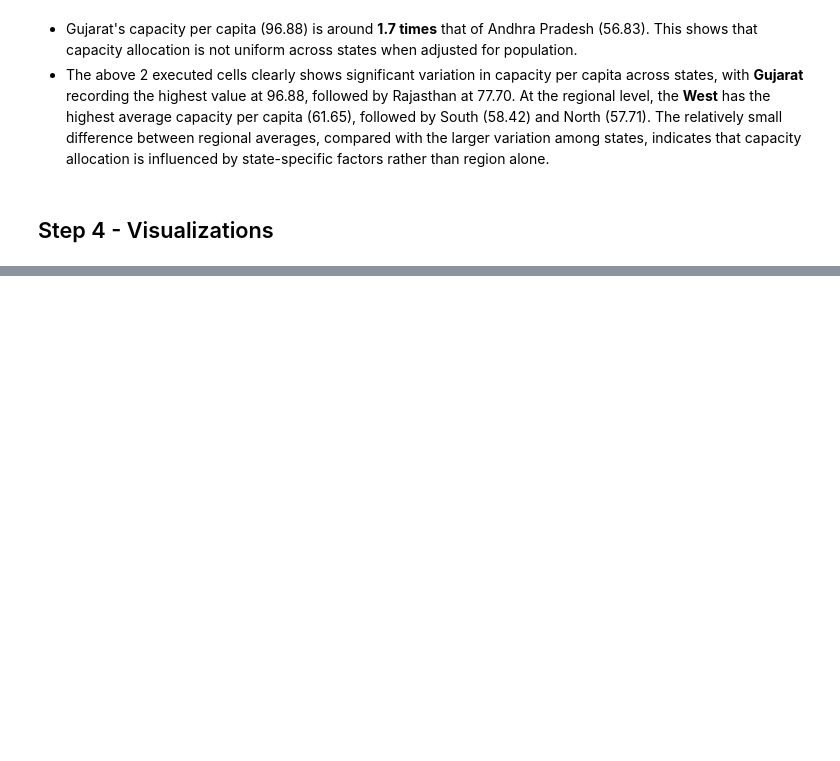
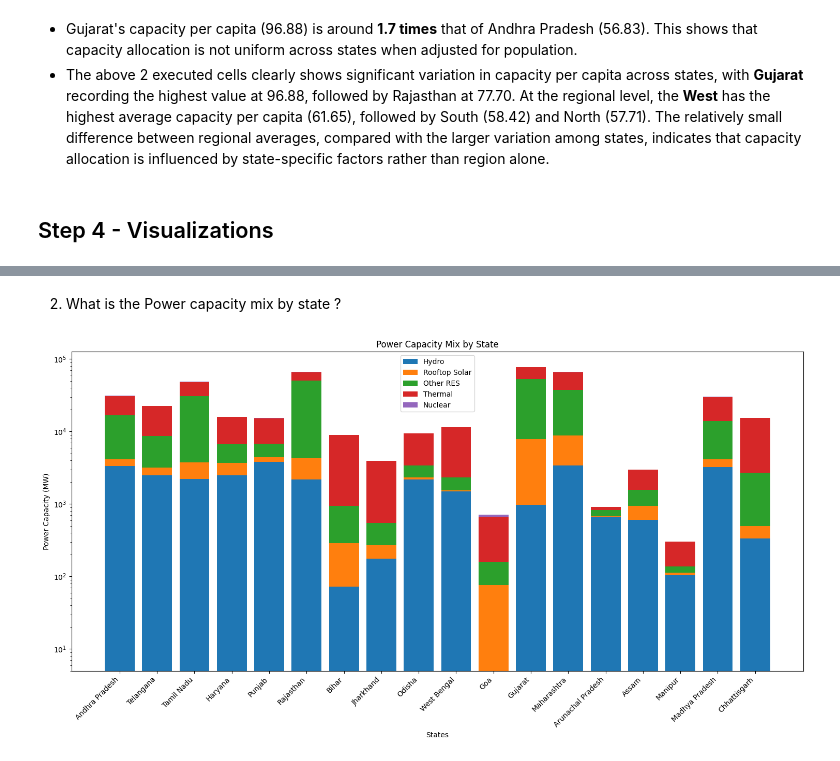
Before and after one commit to VishnuCodes96/capstone_projects, a Jupyter notebook: capstone_project_1.ipynb, the cells around one changed output, grey strips where cells are left out. Drawn from its saved outputs; the diff is of its cells as text; code cells hidden in the pictures; blank space fills up the shorter version.

```diff
--- a/capstone_project_1.ipynb
+++ b/capstone_project_1.ipynb
@@ -347,0 +368,35 @@ state_region_merge_df.groupby('Region')['Capacity_Per_Capita'].mean().reset_inde
+# %% [markdown]
+2. What is the Power capacity mix by state ?
+# %%
+plt.figure(figsize=(15,8))
+plt.bar(state_region_merge_df["States"], state_region_merge_df["Hydro"], label="Hydro")
+
+plt.bar(state_region_merge_df["States"], state_region_merge_df["Rooftop_Solar_Capacity"],
+        bottom=state_region_merge_df["Hydro"], label="Rooftop Solar")
+
+plt.bar(state_region_merge_df["States"], state_region_merge_df["Other_RES"],
+        bottom=state_region_merge_df["Hydro"] + state_region_merge_df["Rooftop_Solar_Capacity"],
+        label="Other RES")
+
+plt.bar(state_region_merge_df["States"], state_region_merge_df["Thermal"],
+        bottom=state_region_merge_df["Hydro"] +
+              state_region_merge_df["Rooftop_Solar_Capacity"] +
+              state_region_merge_df["Other_RES"],
+        label="Thermal")
+
+plt.bar(state_region_merge_df["States"], state_region_merge_df["Nuclear"],
+        bottom=state_region_merge_df["Hydro"] +
+              state_region_merge_df["Rooftop_Solar_Capacity"] +
+              state_region_merge_df["Other_RES"] +
+              state_region_merge_df["Thermal"],
+        label="Nuclear")
+plt.xlabel("States")
+plt.ylabel("Power Capacity (MW)")
+plt.yscale('log')
+plt.title("Power Capacity Mix by State")
+plt.legend()
+plt.xticks(rotation=45,ha="right")
+plt.tight_layout()
+plt.show()
+# %% [output]
+[figure, added]
```
Also changed, not shown: parts of 8 cells of this notebook.
